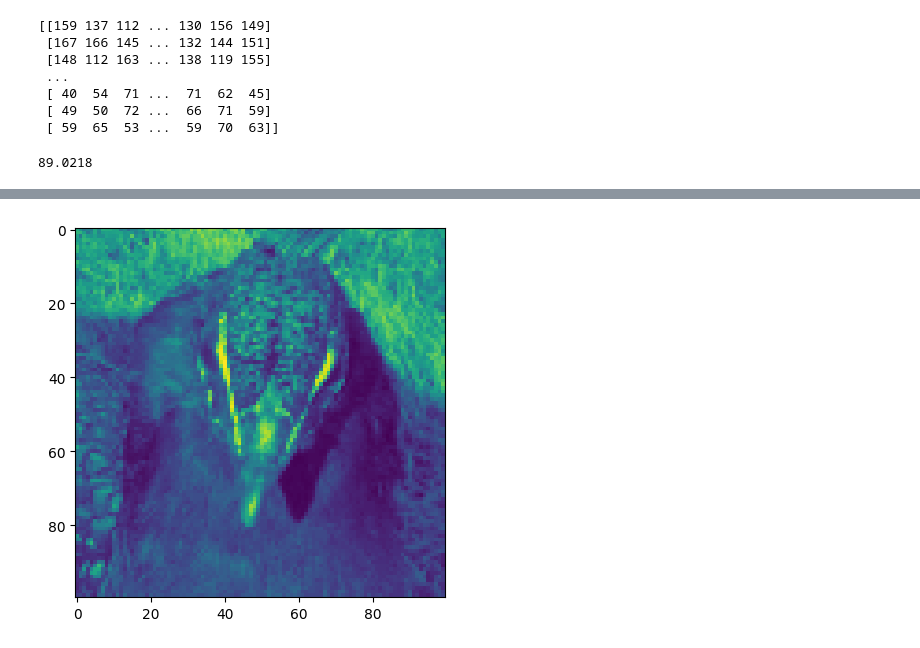
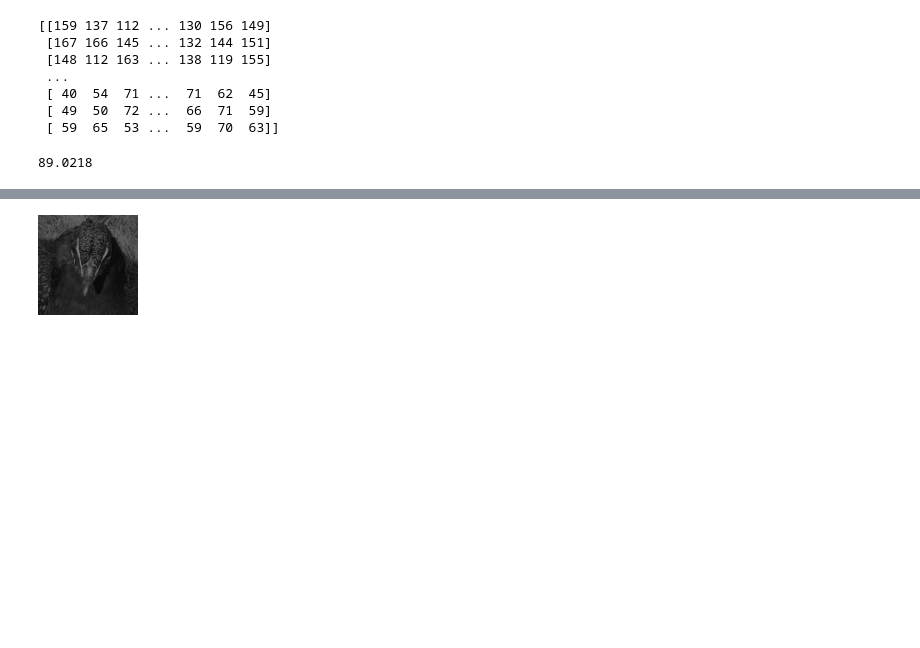
Before and after one commit to Vihangip/CPSC-425, a Jupyter notebook: Assignment_0.ipynb, the cells around one changed output, grey strips where cells are left out. Drawn from its saved outputs; the diff is of its cells as text; code cells hidden in the pictures; blank space fills up the shorter version.

Commit message:
Updated image display method

```diff
--- a/Assignment_0.ipynb
+++ b/Assignment_0.ipynb
@@ -77,10 +69,9 @@ im4 = Image.fromarray(im4_array)
 im4.save('peacock_head_dark.png','PNG')
 # %%
 pea_head_dark = Image.open('peacock_head_dark.png')
-plt.imshow(pea_head_dark)
-plt.show()
+display(pea_head_dark)
 # %% [output]
-[figure, old version]
+[figure, new version]
 # %%
 grad = np.arange(0,256)
 # %%
```
Also changed, not shown: parts of 8 cells of this notebook.
